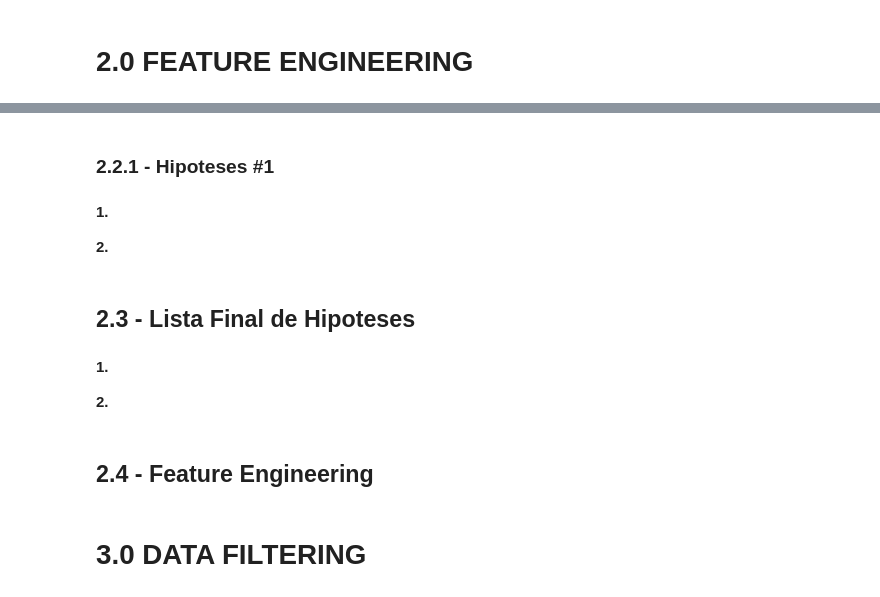
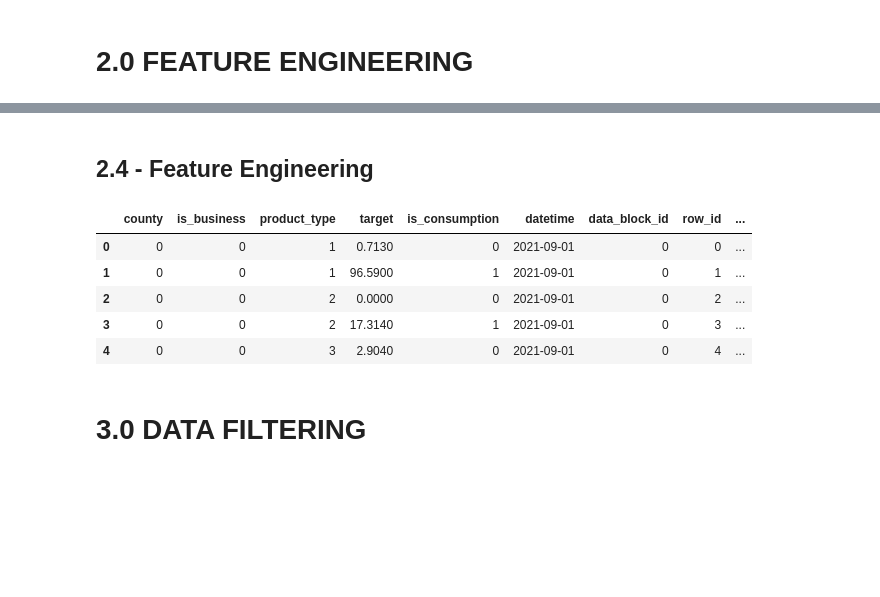
Before and after one commit to victor-vilela/enefit, a Jupyter notebook: notebooks/01-vvo-data-project.ipynb, the cells around one changed output, grey strips where cells are left out. Cells and saved outputs as stored; diff of their text form; code cells hidden in the pictures; blank space fills up the shorter version.

```diff
--- a/notebooks/01-vvo-data-project.ipynb
+++ b/notebooks/01-vvo-data-project.ipynb
@@ -170,9 +162,0 @@ df1 = df_raw.copy()
-# %%
-cols_old = []
-
-snakecase = lambda x: inflection.underscore(x)
-
-cols_new = list( map( snakecase, cols_old ) )
-
-# rename
-df1.columns = cols_new
@@ -201,0 +186,3 @@ dtype: object
+# %%
+df1['datetime'] = df1['datetime'].apply(lambda x: datetime.datetime.strptime(x, '%Y-%m-%d %H:%M:%S'))
+df1.dtypes
@@ -219,10 +216,0 @@ dtype: int64
-# %%
-# FLOAT or INT
-df1['<var>'] = df1['<var>'].apply(lambda x :200000.0 if math.isnan(x) else x)
-
-# BINARY (TRUE or FALSE)
-df1['<var>'] = df1['<var>'].apply(lambda x: 0 if x['<var>'] == 0 else, axis = 1)
-
-# maybe useful
-month_map = {1: 'Jan', 2: 'Feb', 3: 'Mar', 4: 'Apr', 5: 'May', 6: 'Jun', 7: 'Jul', 8: 'Aug', 9: 'Sept', 10: 'Oct', 11: 'Nov', 12: 'Dec'}
-df1['<var>'] = df1['date'].dt.month.map(month_map)
@@ -231,12 +216,0 @@ df1['<var>'] = df1['date'].dt.month.map(month_map)
-# %%
-# INT
-df1['<var>'] = df1['<var>'].astype(int)
-
-# FLOAT
-df1['<var>'] = df1['<var>'].astype(float)
-
-# STR
-df1['<var>'] = df1['<var>'].astype(str)
-
-# DATETIME
-df1['<var>'] = pd.to_datetime(df1['<var>'])
@@ -269,16 +247,13 @@ Image(dir + img)
-# %% [markdown]
-### 2.2.1 - Hipoteses #1
-# %% [markdown]
-**1.**
-
-**2.**
-# %% [markdown]
-## 2.3 - Lista Final de Hipoteses
-# %% [markdown]
-**1.**
-
-**2.**
 # %% [markdown]
 ## 2.4 - Feature Engineering
+# %%
+df2.head()
+# %% [output]
+|  | county | is_business | product_type | target | is_consumption | datetime | data_block_id | row_id | ... |
+| 0 | 0 | 0 | 1 | 0.7130 | 0 | 2021-09-01 | 0 | 0 | ... |
+| 1 | 0 | 0 | 1 | 96.5900 | 1 | 2021-09-01 | 0 | 1 | ... |
+| 2 | 0 | 0 | 2 | 0.0000 | 0 | 2021-09-01 | 0 | 2 | ... |
+| 3 | 0 | 0 | 2 | 17.3140 | 1 | 2021-09-01 | 0 | 3 | ... |
+| 4 | 0 | 0 | 3 | 2.9040 | 0 | 2021-09-01 | 0 | 4 | ... |
 # %%
 # year
```
Also changed, not shown: parts of 31 cells of this notebook.
